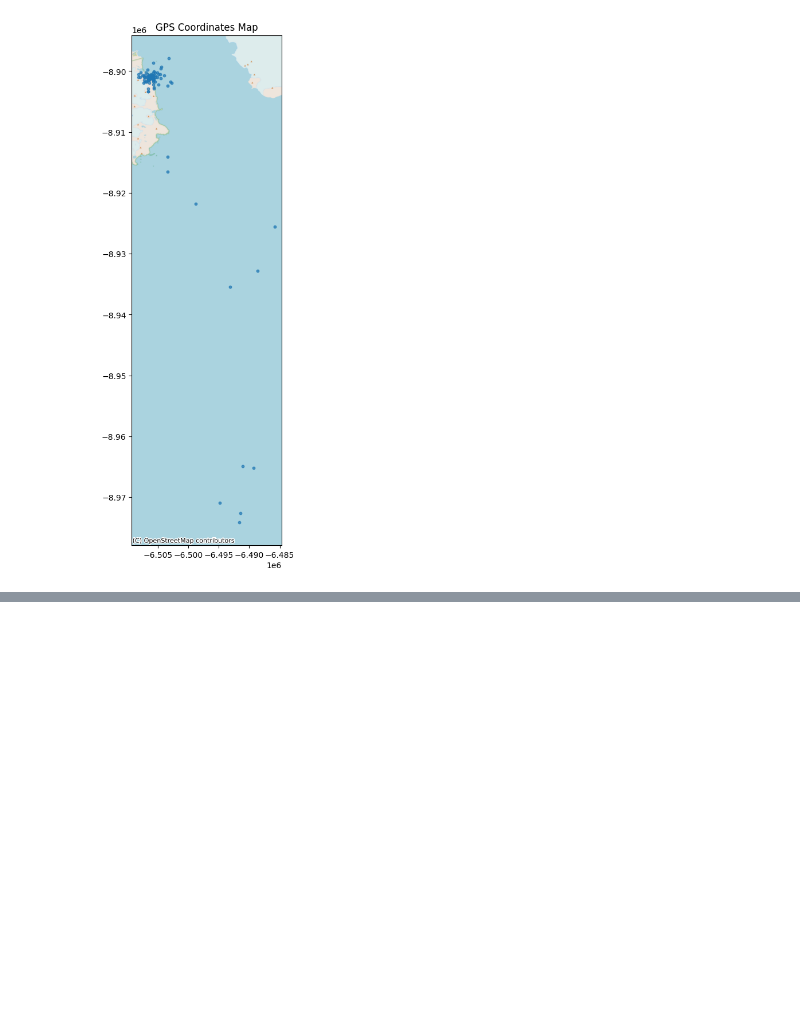
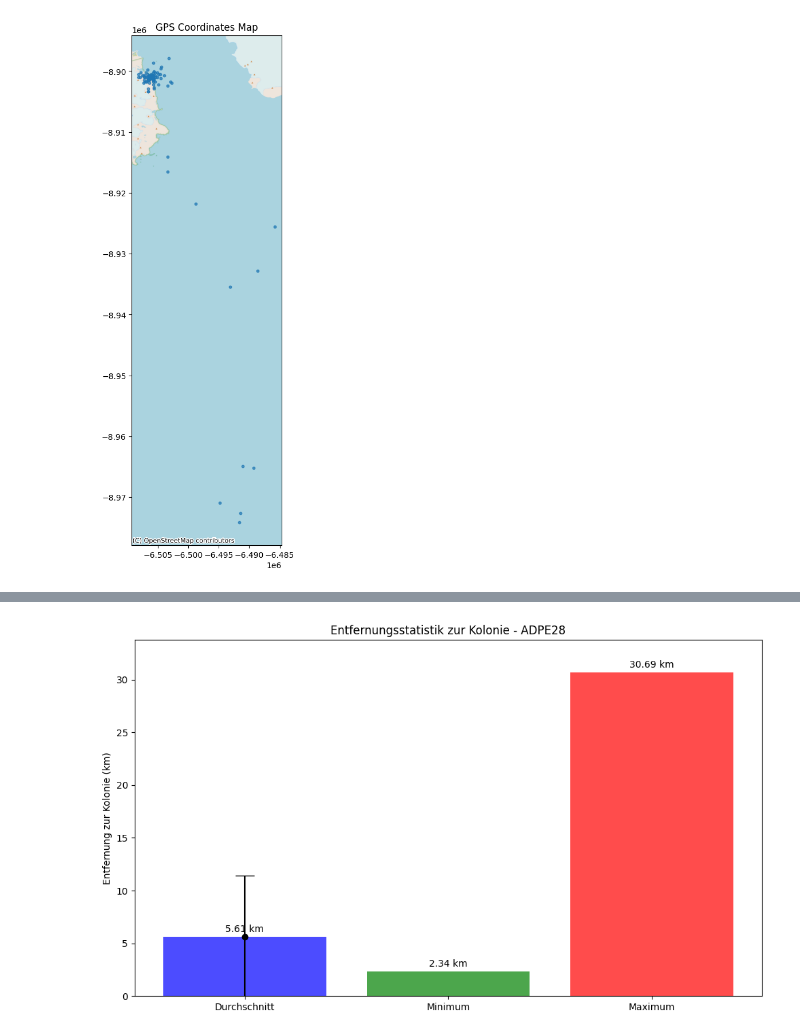
Before and after one commit to aronse1/Electric-Vehicle-Population-Data, a Jupyter notebook: notebooks/00_data_views.ipynb, the cells around one changed output, grey strips where cells are left out. Drawn from its saved outputs; the diff is of its cells as text; code cells hidden in the pictures; blank space fills up the shorter version.

```diff
--- a/notebooks/00_data_views.ipynb
+++ b/notebooks/00_data_views.ipynb
@@ -66,0 +72,30 @@ plt.show()
+# %%
+avg_distance = gdf['distance_to_colony_km'].mean()
+std_distance = gdf['distance_to_colony_km'].std()
+min_distance = gdf['distance_to_colony_km'].min()
+max_distance = gdf['distance_to_colony_km'].max()
+
+fig, ax = plt.subplots(figsize=(10, 6))
+bars = ax.bar(['Durchschnitt', 'Minimum', 'Maximum'],
+             [avg_distance, min_distance, max_distance],
+             color=['blue', 'green', 'red'],
+             alpha=0.7)
+
+ax.errorbar(0, avg_distance, yerr=std_distance, fmt='ko', capsize=10)
+
+for bar in bars:
+    height = bar.get_height()
+    ax.annotate(f'{height:.2f} km',
+                xy=(bar.get_x() + bar.get_width() / 2, height),
+                xytext=(0, 3),
+                textcoords="offset points",
+                ha='center', va='bottom')
+
+ax.set_ylabel('Entfernung zur Kolonie (km)')
+ax.set_title(f'Entfernungsstatistik zur Kolonie - {selected_bird_id}')
+ax.set_ylim(0, max_distance * 1.1)
+plt.tight_layout()
+plt.savefig(f'distance_stats_{selected_bird_id}.png', dpi=300)
+plt.show()
+# %% [output]
+[figure, added]
```
Also changed, not shown: parts of 1 cell of this notebook, 7 other files.
